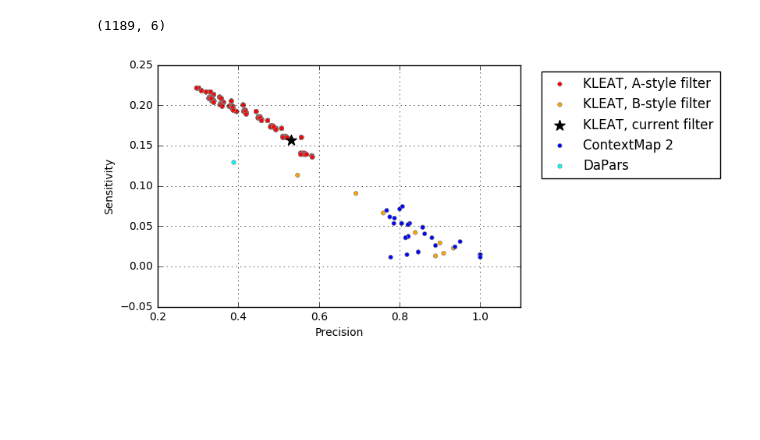
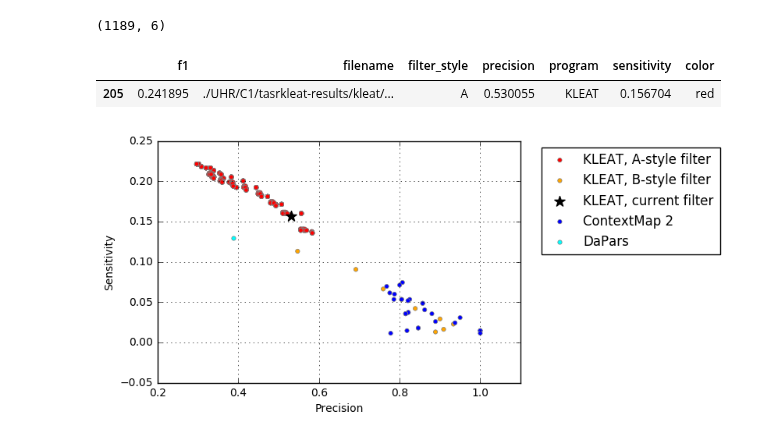
Before and after one commit to bcgsc/tasrkleat-TCGA-analysis-scripts, a Jupyter notebook: benchmark-kleat/dapars-vs-kleat-vs-cm2-sweep-UHRC1.ipynb, the cells around one changed output. Saved outputs shown, nothing was run; the diff lists cells and outputs as text; code cells hidden in the pictures; blank space fills up the shorter version.

Commit message:
updated benchmark-kleat/dapars-vs-kleat-vs-cm2-sweep-UHRC1.ipynb, showing exact values of the star data point

```diff
--- a/benchmark-kleat/dapars-vs-kleat-vs-cm2-sweep-UHRC1.ipynb
+++ b/benchmark-kleat/dapars-vs-kleat-vs-cm2-sweep-UHRC1.ipynb
@@ -91,37 +91,40 @@ for color in ['red', 'orange']:
                linewidth=0.5,
                label=label)
 
+display(df[mask])
 df[mask].plot.scatter(ax=ax,
     x='precision', y='sensitivity', color='black', marker='*', s=100, label='KLEAT, current filter')
 
 # for proper ordering
 for color in ['blue']:
     _df = df[-mask].query('color == "{0}"'.format(color))
     color2label_dd = {
         'red': 'KLEAT, A-style filter',
         'orange': 'KLEAT, B-style filter ',
         'blue': 'ContextMap 2',
     }
     label = color2label_dd[color]
     ax.scatter(_df.precision, _df.sensitivity,
                color=_df.color.values,
                s=15,
                edgecolor='grey',
                linewidth=0.5,
                label=label)
 
 
 # dapars UHRC1 vs HBRC4
 ax.scatter([0.3883495145631068], [0.12924071082390953], color='cyan',
                s=15,
                edgecolor='grey', linewidth=0.5, label='DaPars')
 
 
 ax.legend(bbox_to_anchor=(1.04,1), loc="upper left", scatterpoints=1)
 ax.set_xlabel('Precision')
 ax.set_ylabel('Sensitivity')
 ax.grid()
 # ax.set_xlim([0, 1])
 # ax.set_ylim([0, 1])
 # %% [output]
+|  | f1 | filename | filter_style | precision | program | sensitivity | color |
+| 205 | 0.241895 | ./UHR/C1/tasrkleat-results/kleat/... | A | 0.530055 | KLEAT | 0.156704 | red |
 [figure]
```
